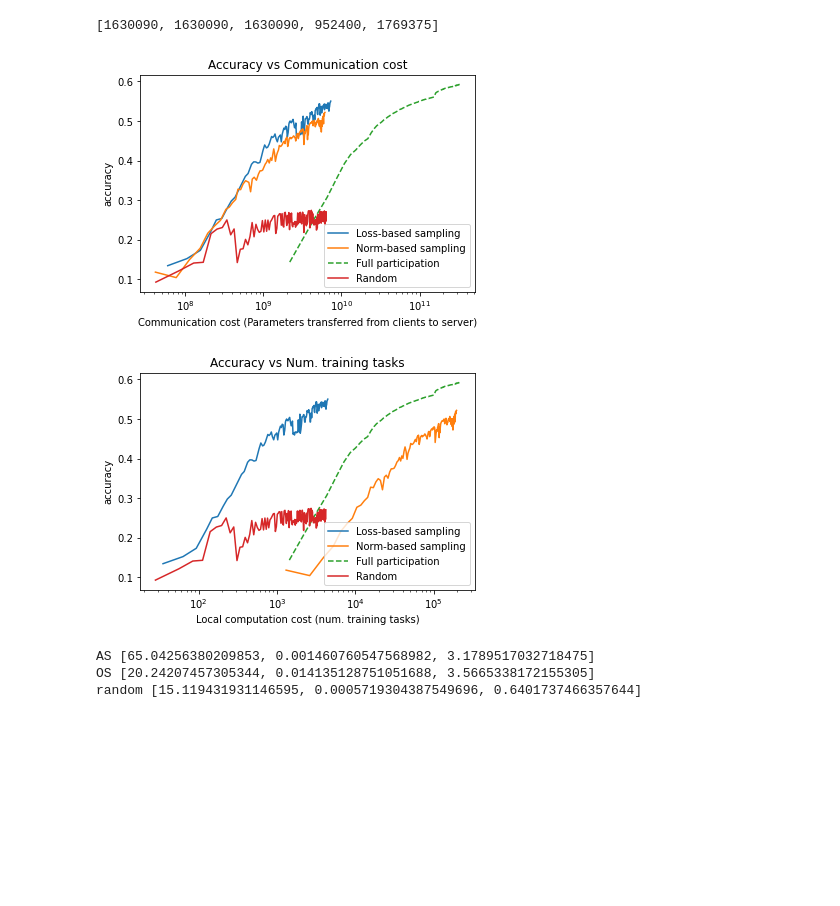
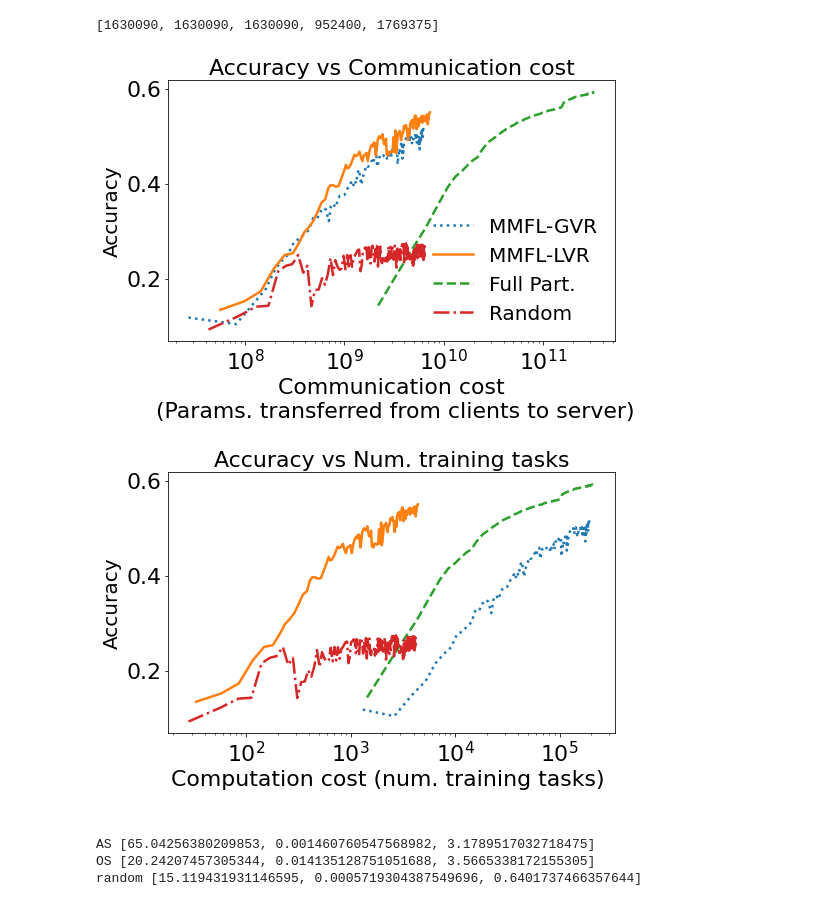
Before and after one commit to haoran-zh/mmfl-Dec, a Jupyter notebook: new_idea.ipynb, the cells around one changed output. Saved outputs shown, nothing was run; the diff lists cells and outputs as text; code cells hidden in the pictures; blank space fills up the shorter version.

```diff
--- a/new_idea.ipynb
+++ b/new_idea.ipynb
@@ -131,7 +135,7 @@ with open(folder_name+"/psi_AS.pkl", "rb") as f:
     psi = pickle.load(f)
 psi = np.array(psi[-1])
 # psi = psi.reshape(-1)
-psi_sum = psi[0,:]
+psi_sum = np.sum(psi, axis=0)
 # sort and plot bar
 sorted_index = np.argsort(psi_sum)
 # plot
@@ -229,7 +233,7 @@ import numpy as np
 # read gradient_AS.pkl
 import pickle
 #folder_name_OS = "./result/5task_nnnnn_mse_lessVennc0.1_OS_a1_17"
-folder_name_OS = "./result/3task_nnnnn_lessVennc0.1uv0.90.1_OS_14"
+folder_name_OS = "./result/3task_nnnnn_lessVennc0.1uv0.90.1_OS_18"
 with open(folder_name_OS+"/gradient_OS.pkl", "rb") as f:
     gradient_OS = pickle.load(f)
 # last round
@@ -811,53 +866,61 @@ task_count_listfull = task_count_list
 # %%
 # plot the communication cost and accuracy (x axis as communication cost, y axis as accuracy)
 # read mcf_i_globalAcc_exp0_algo0.npy
 import numpy as np
 import matplotlib.pyplot as plt
 # AS
 globalAcc_AS = np.load(folder_communicationAS+"/mcf_i_globalAcc_exp0_algo0.npy")
 avg_acc_AS = np.mean(globalAcc_AS, axis=0)
-plt.plot(communication_cost_listAS, avg_acc_AS, label="Loss-based sampling")
+
 # OS
 globalAcc_OS = np.load(folder_communicationOS+"/mcf_i_globalAcc_exp0_algo0.npy")
 avg_acc_OS = np.mean(globalAcc_OS, axis=0)
-plt.plot(communication_cost_listOS, avg_acc_OS, label="Norm-based sampling")
+plt.figure(figsize=(8, 4.8))
+plt.plot(communication_cost_listOS, avg_acc_OS, label="MMFL-GVR", linestyle='dotted', linewidth=2.5)
+plt.plot(communication_cost_listAS, avg_acc_AS, label="MMFL-LVR", linestyle='solid', linewidth=2.5)
 
 # full
 globalAcc_full = np.load(folder_communicationfull+"/mcf_i_globalAcc_exp0_algo0.npy")
 avg_acc_full = np.mean(globalAcc_full, axis=0)
-plt.plot(communication_cost_listfull, avg_acc_full, label="Full participation", linestyle='--')
+plt.plot(communication_cost_listfull, avg_acc_full, label="Full Part.", linestyle='dashed', linewidth=2.5)
 
 # random
 globalAcc_random = np.load(folder_communicationrandom+"/mcf_i_globalAcc_exp0_algo0.npy")
 avg_acc_random = np.mean(globalAcc_random, axis=0)
-plt.plot(communication_cost_listrandom, avg_acc_random, label="Random")
+plt.plot(communication_cost_listrandom, avg_acc_random, label="Random", linestyle='dashdot', linewidth=2.5)
 
 
 
 # change x axis as log scale
 plt.xscale('log')
-plt.xlabel("Communication cost (Parameters transferred from clients to server)")
-plt.ylabel("accuracy")
-plt.legend()
-plt.title("Accuracy vs Communication cost")
+plt.xlabel("Communication cost\n (Params. transferred from clients to server)", fontsize=22)
+plt.ylabel("Accuracy", fontsize=20)
+# force lables appear on right bottom
+plt.legend(fontsize=20, loc='lower right', frameon=False)
+plt.tick_params(axis='both', which='major', labelsize=22)
+#plt.legend(fontsize=12)
+plt.title("Accuracy vs Communication cost", fontsize=22)
+plt.savefig("communicationCompare.pdf", format="pdf", bbox_inches="tight")
+# clear
 plt.show()
 
-
 # also plot the task count
-plt.plot(task_count_listAS, avg_acc_AS, label="Loss-based sampling")
-plt.plot(task_count_listOS, avg_acc_OS, label="Norm-based sampling")
-plt.plot(task_count_listfull, avg_acc_full, label="Full participation", linestyle='--')
-plt.plot(task_count_listrandom, avg_acc_random, label="Random")
+plt.figure(figsize=(8, 4.8))
+plt.plot(task_count_listOS, avg_acc_OS, label="MMFL-GVR", linestyle='dotted', linewidth=2.5)
+plt.plot(task_count_listAS, avg_acc_AS, label="MMFL-LVR", linestyle='solid', linewidth=2.5)
+plt.plot(task_count_listfull, avg_acc_full, label="Full Part.", linestyle='dashed', linewidth=2.5)
+plt.plot(task_count_listrandom, avg_acc_random, label="Random", linestyle='dashdot', linewidth=2.5)
 
 plt.xscale('log')
-plt.xlabel("Local computation cost (num. training tasks)")
-plt.ylabel("accuracy")
-plt.legend()
-plt.title("Accuracy vs Num. training tasks")
-plt.show()
+plt.xlabel("Computation cost (num. training tasks) \n", fontsize=22)
+plt.ylabel("Accuracy", fontsize=20)
+# plt.legend(fontsize=20, loc='lower right', frameon=False)
+plt.tick_params(axis='both', which='major', labelsize=22)
+plt.title("Accuracy vs Num. training tasks", fontsize=22)
+plt.savefig("computationCompare.pdf", format="pdf", bbox_inches="tight")
 # %% [output]
-[figure, old version]
+[figure, new version]
-[figure, old version]
+[figure, new version]
 # %%
 def get_optimal_sampling_psi(dis, gradient_record, client_task_ability, clients_process, venn_matrix): # gradient record is norm
     # gradient_record: the shape is [task_index][client_index]
```
Also changed, not shown: parts of 15 cells of this notebook, 14 other files.
